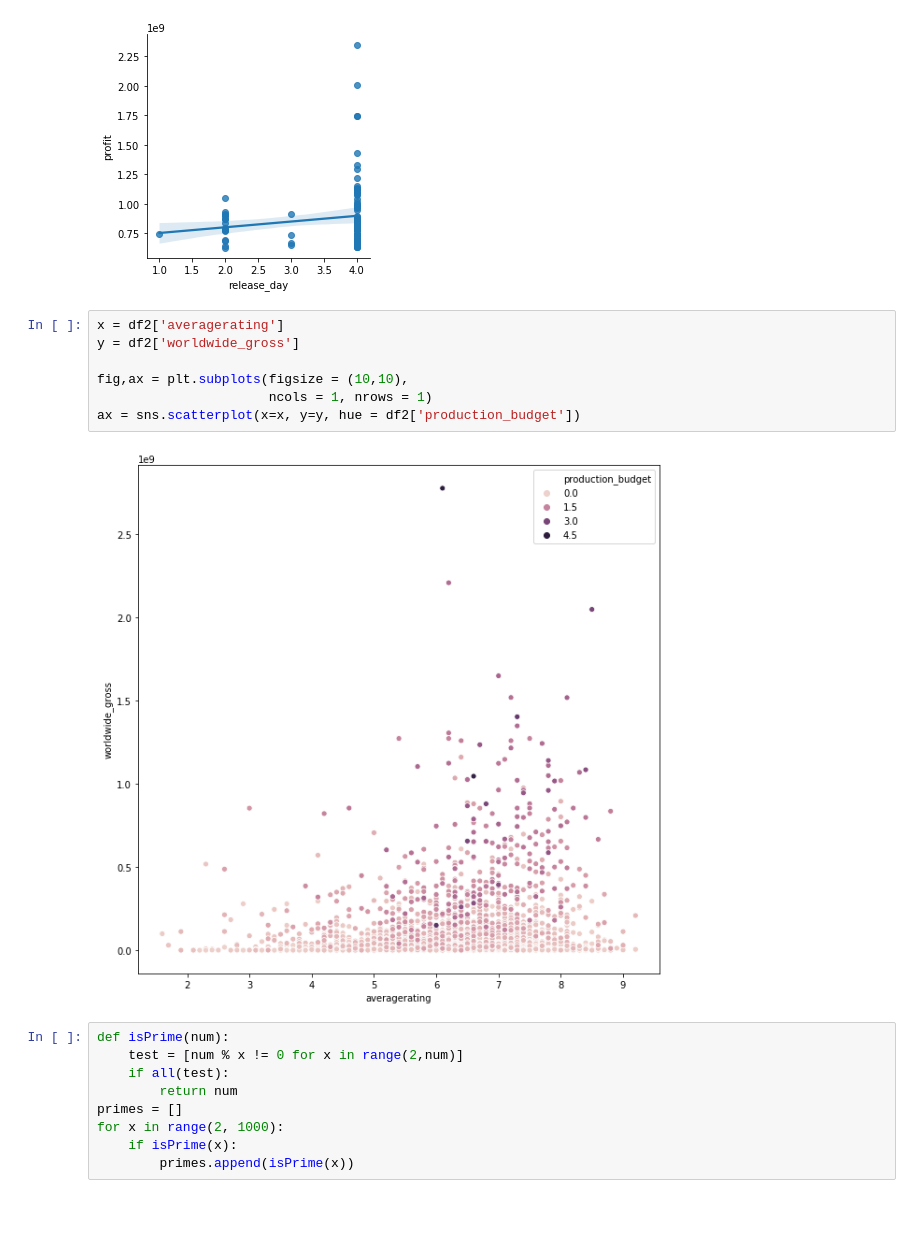
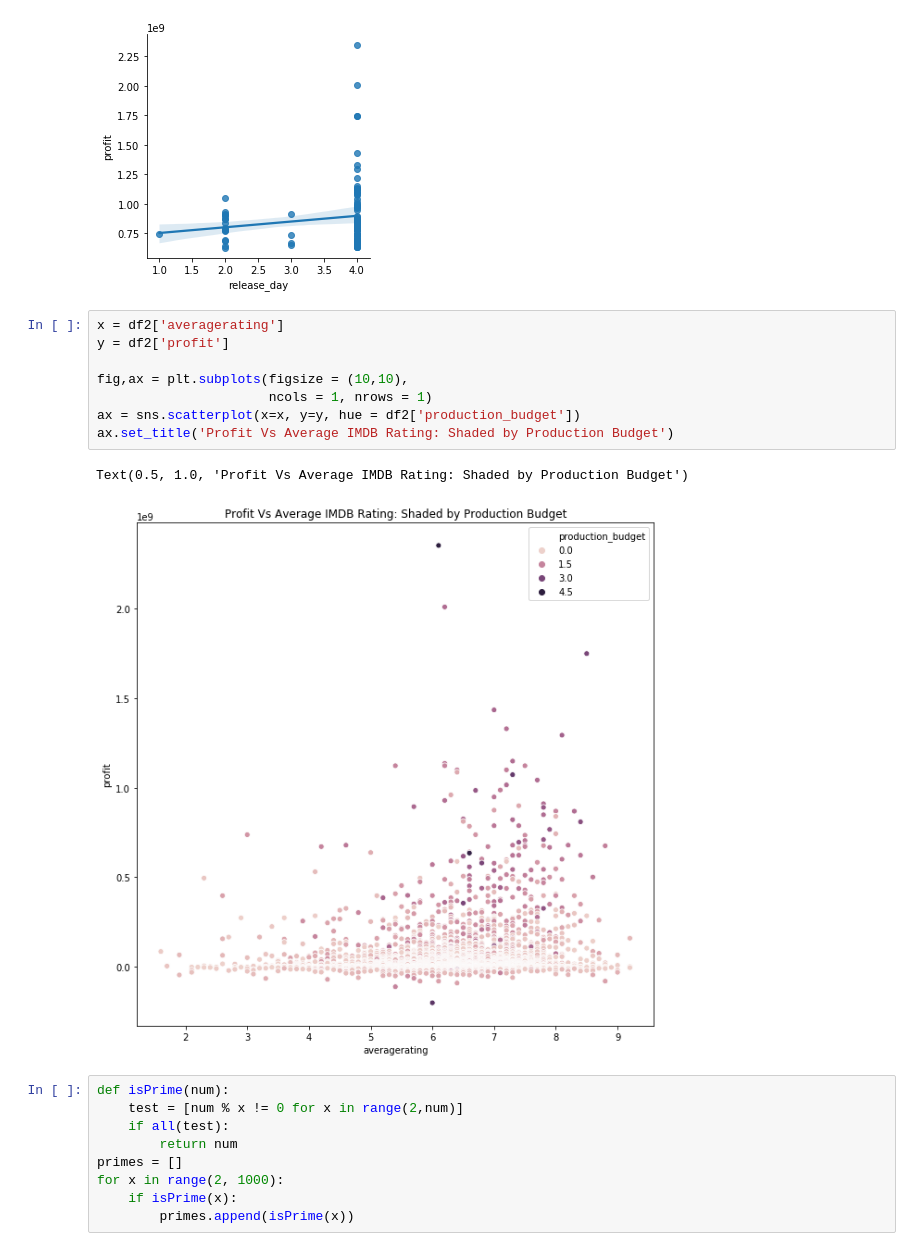
Before and after one commit to minthammock/dsc-mod-1-project-v2-1-onl01-dtsc-pt-041320, a Jupyter notebook: student.ipynb, the cells around one changed output. Cells and saved outputs as stored; diff of their text form; blank space fills up the shorter version.

Commit message:
graphs mostly finished. Adding markdown

```diff
--- a/student.ipynb
+++ b/student.ipynb
@@ -223,13 +261,15 @@ thing4 = sns.lmplot(x = 'release_day', y ='profit', data = df2[:100], height = 4
 [figure]
 # %%
 x = df2['averagerating']
-y = df2['worldwide_gross']
+y = df2['profit']
 
 fig,ax = plt.subplots(figsize = (10,10),
                       ncols = 1, nrows = 1)
 ax = sns.scatterplot(x=x, y=y, hue = df2['production_budget'])
+ax.set_title('Profit Vs Average IMDB Rating: Shaded by Production Budget')
 # %% [output]
+Text(0.5, 1.0, 'Profit Vs Average IMDB Rating: Shaded by Production Budget')
-[figure, old version]
+[figure, new version]
 # %%
 def isPrime(num):
     test = [num % x != 0 for x in range(2,num)]
```
Also changed, not shown: parts of 20 cells of this notebook.
